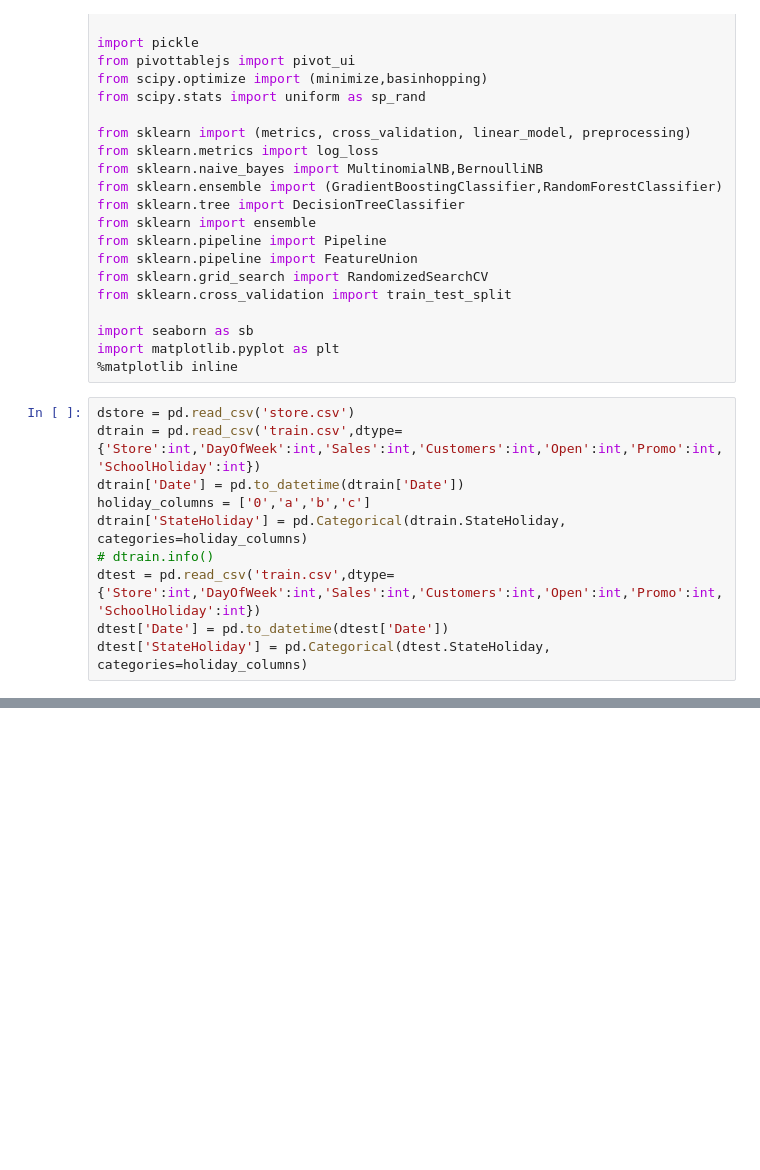
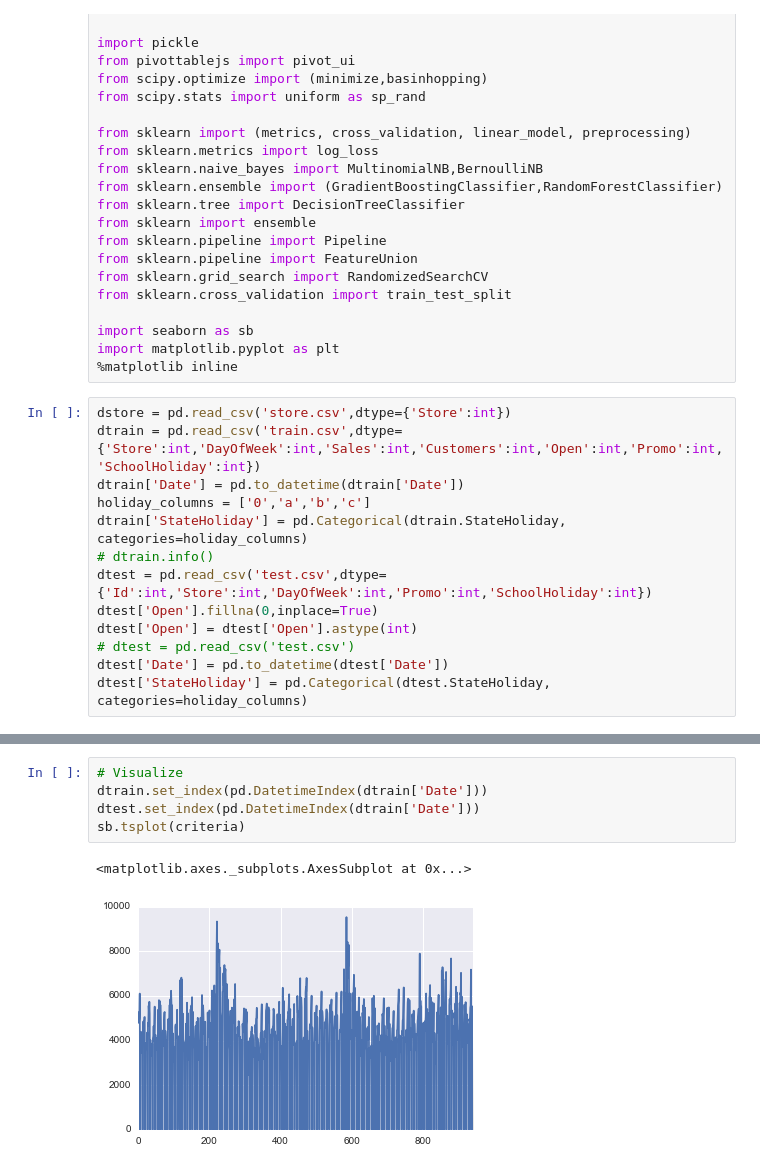
Before and after one commit to chenjennhaur/machinelearning, a Jupyter notebook: rossmann.ipynb, the cells around one changed output, grey strips where cells are left out. Drawn from its saved outputs; the diff is of its cells as text; blank space fills up the shorter version.

```diff
--- a/rossmann.ipynb
+++ b/rossmann.ipynb
@@ -26,12 +30,15 @@ import seaborn as sb
 import matplotlib.pyplot as plt
 %matplotlib inline
 # %%
-dstore = pd.read_csv('store.csv')
+dstore = pd.read_csv('store.csv',dtype={'Store':int})
 dtrain = pd.read_csv('train.csv',dtype={'Store':int,'DayOfWeek':int,'Sales':int,'Customers':int,'Open':int,'Promo':int,'SchoolHoliday':int})
 dtrain['Date'] = pd.to_datetime(dtrain['Date'])
 holiday_columns = ['0','a','b','c']
 dtrain['StateHoliday'] = pd.Categorical(dtrain.StateHoliday, categories=holiday_columns)
 # dtrain.info()
-dtest = pd.read_csv('train.csv',dtype={'Store':int,'DayOfWeek':int,'Sales':int,'Customers':int,'Open':int,'Promo':int,'SchoolHoliday':int})
+dtest = pd.read_csv('test.csv',dtype={'Id':int,'Store':int,'DayOfWeek':int,'Promo':int,'SchoolHoliday':int})
+dtest['Open'].fillna(0,inplace=True)
+dtest['Open'] = dtest['Open'].astype(int)
+# dtest = pd.read_csv('test.csv')
 dtest['Date'] = pd.to_datetime(dtest['Date'])
 dtest['StateHoliday'] = pd.Categorical(dtest.StateHoliday, categories=holiday_columns)
@@ -86,0 +125,8 @@ memory usage: 2.2+ MB
+# %%
+# Visualize
+dtrain.set_index(pd.DatetimeIndex(dtrain['Date']))
+dtest.set_index(pd.DatetimeIndex(dtrain['Date']))
+sb.tsplot(criteria)
+# %% [output]
+<matplotlib.axes._subplots.AxesSubplot at 0x...>
+[figure, added]
```
Also changed, not shown: parts of 9 cells of this notebook.
